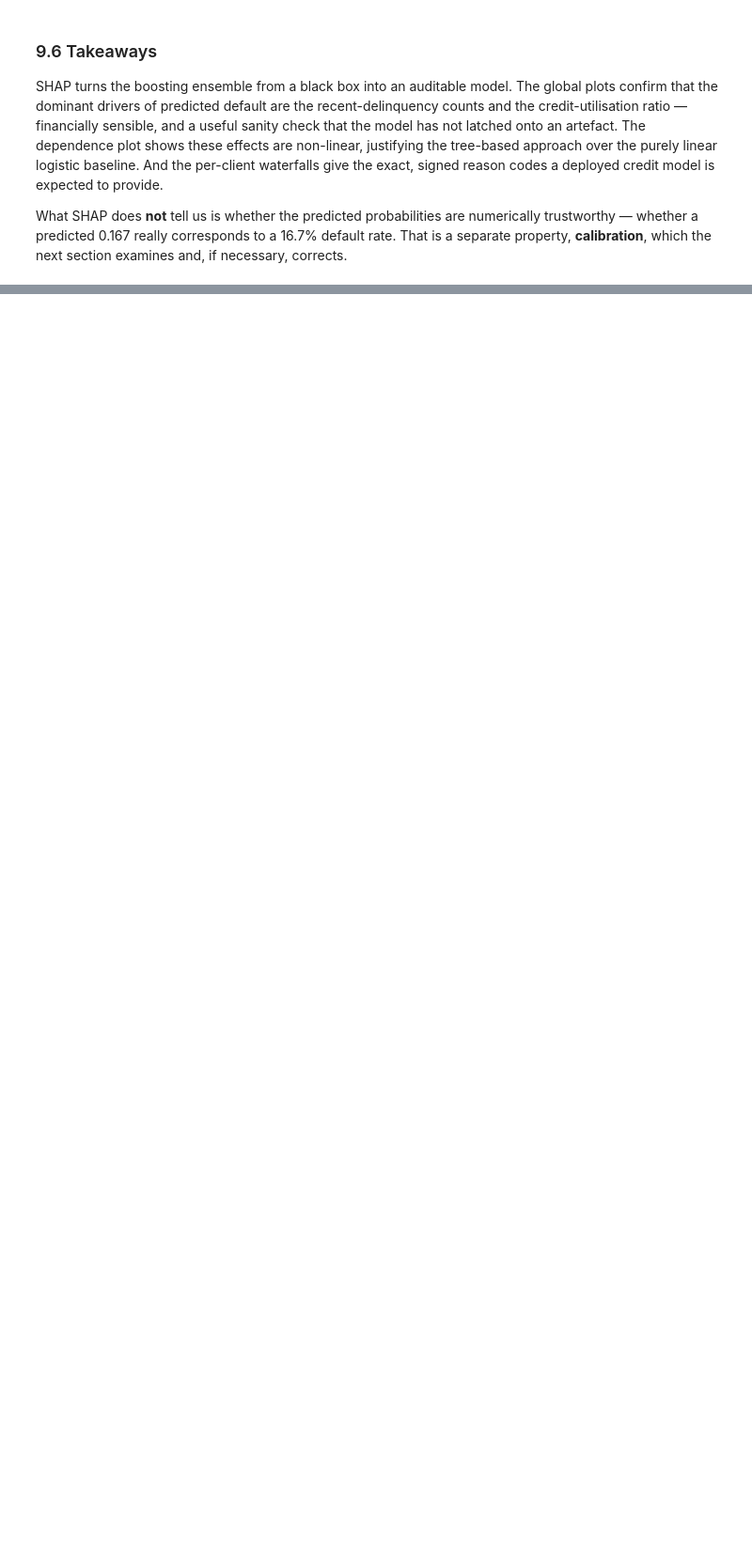
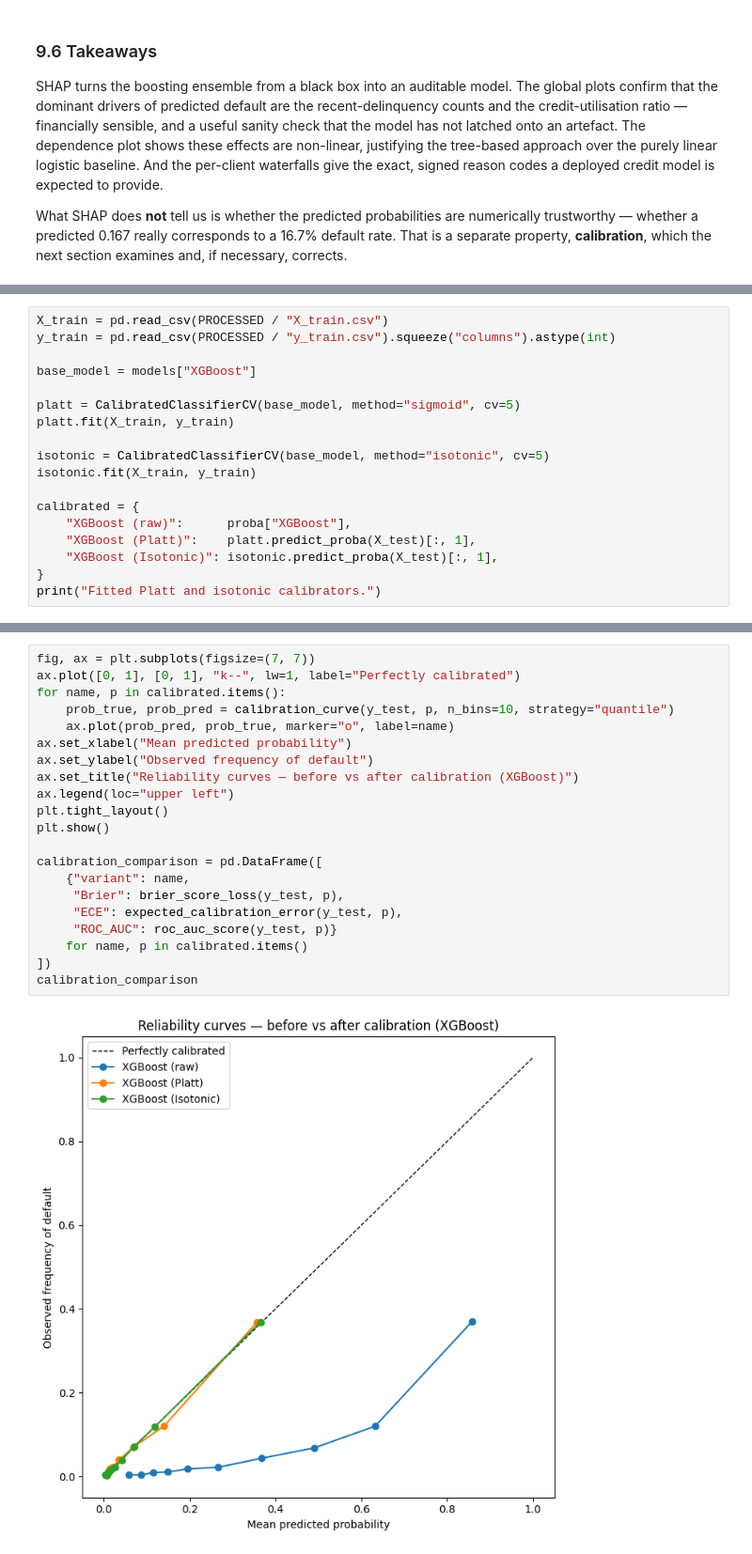
Before and after one commit to stivanpashaliev/credit-risk-assessment, a Jupyter notebook: notebooks/04_evaluation.ipynb, the cells around one changed output, grey strips where cells are left out. Shown at 94% size. Drawn from its saved outputs; the diff is of its cells as text; blank space fills up the shorter version.

```diff
--- a/notebooks/04_evaluation.ipynb
+++ b/notebooks/04_evaluation.ipynb
@@ -585,0 +717,18 @@ corrects.
+# %%
+X_train = pd.read_csv(PROCESSED / "X_train.csv")
+y_train = pd.read_csv(PROCESSED / "y_train.csv").squeeze("columns").astype(int)
+
+base_model = models["XGBoost"]
+
+platt = CalibratedClassifierCV(base_model, method="sigmoid", cv=5)
+platt.fit(X_train, y_train)
+
+isotonic = CalibratedClassifierCV(base_model, method="isotonic", cv=5)
+isotonic.fit(X_train, y_train)
+
+calibrated = {
+    "XGBoost (raw)":      proba["XGBoost"],
+    "XGBoost (Platt)":    platt.predict_proba(X_test)[:, 1],
+    "XGBoost (Isotonic)": isotonic.predict_proba(X_test)[:, 1],
+}
+print("Fitted Platt and isotonic calibrators.")
@@ -585,0 +737,23 @@ corrects.
+# %%
+fig, ax = plt.subplots(figsize=(7, 7))
+ax.plot([0, 1], [0, 1], "k--", lw=1, label="Perfectly calibrated")
+for name, p in calibrated.items():
+    prob_true, prob_pred = calibration_curve(y_test, p, n_bins=10, strategy="quantile")
+    ax.plot(prob_pred, prob_true, marker="o", label=name)
+ax.set_xlabel("Mean predicted probability")
+ax.set_ylabel("Observed frequency of default")
+ax.set_title("Reliability curves — before vs after calibration (XGBoost)")
+ax.legend(loc="upper left")
+plt.tight_layout()
+plt.show()
+
+calibration_comparison = pd.DataFrame([
+    {"variant": name,
+     "Brier": brier_score_loss(y_test, p),
+     "ECE": expected_calibration_error(y_test, p),
+     "ROC_AUC": roc_auc_score(y_test, p)}
+    for name, p in calibrated.items()
+])
+calibration_comparison
+# %% [output]
+[figure, added]
```
Also changed, not shown: parts of 13 cells of this notebook.
